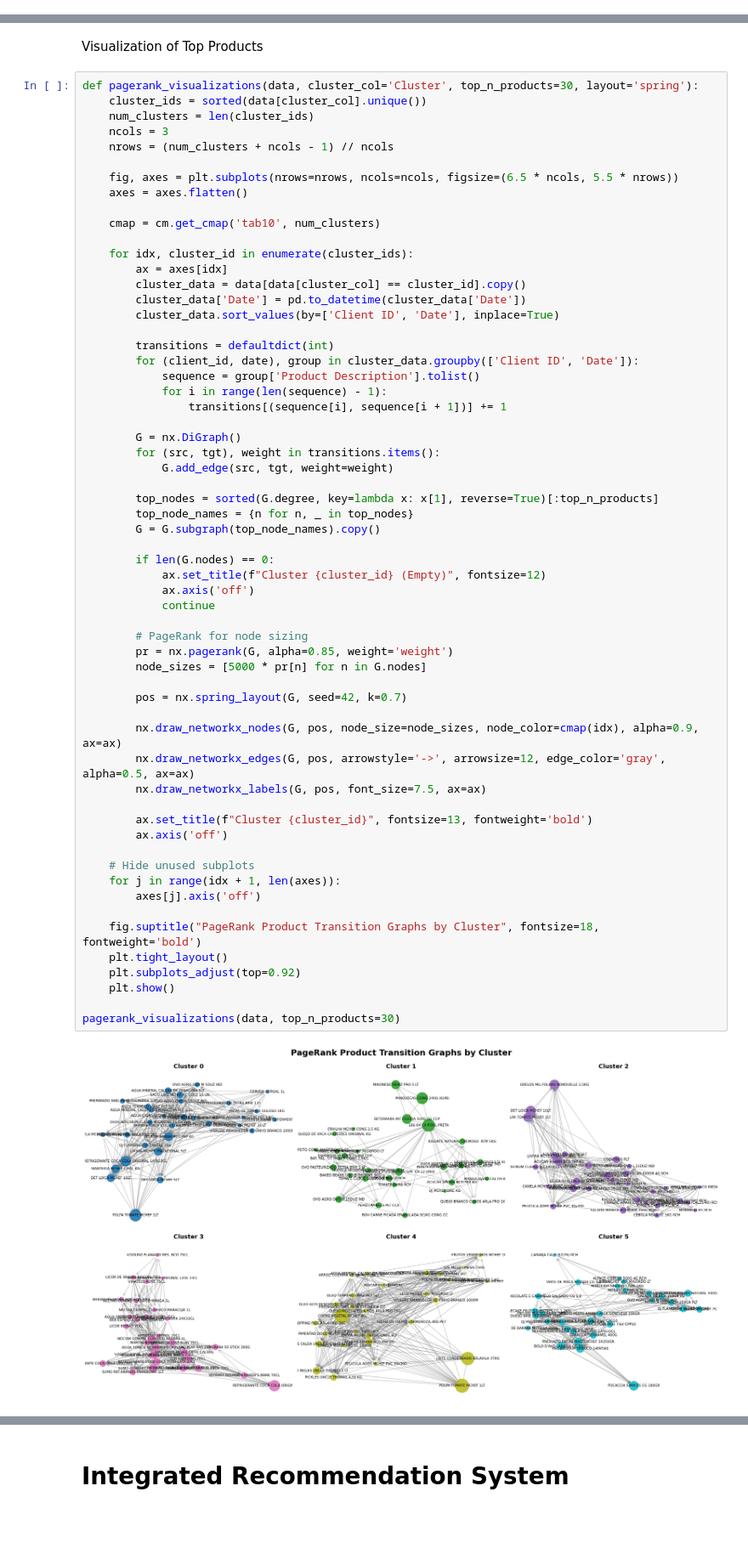
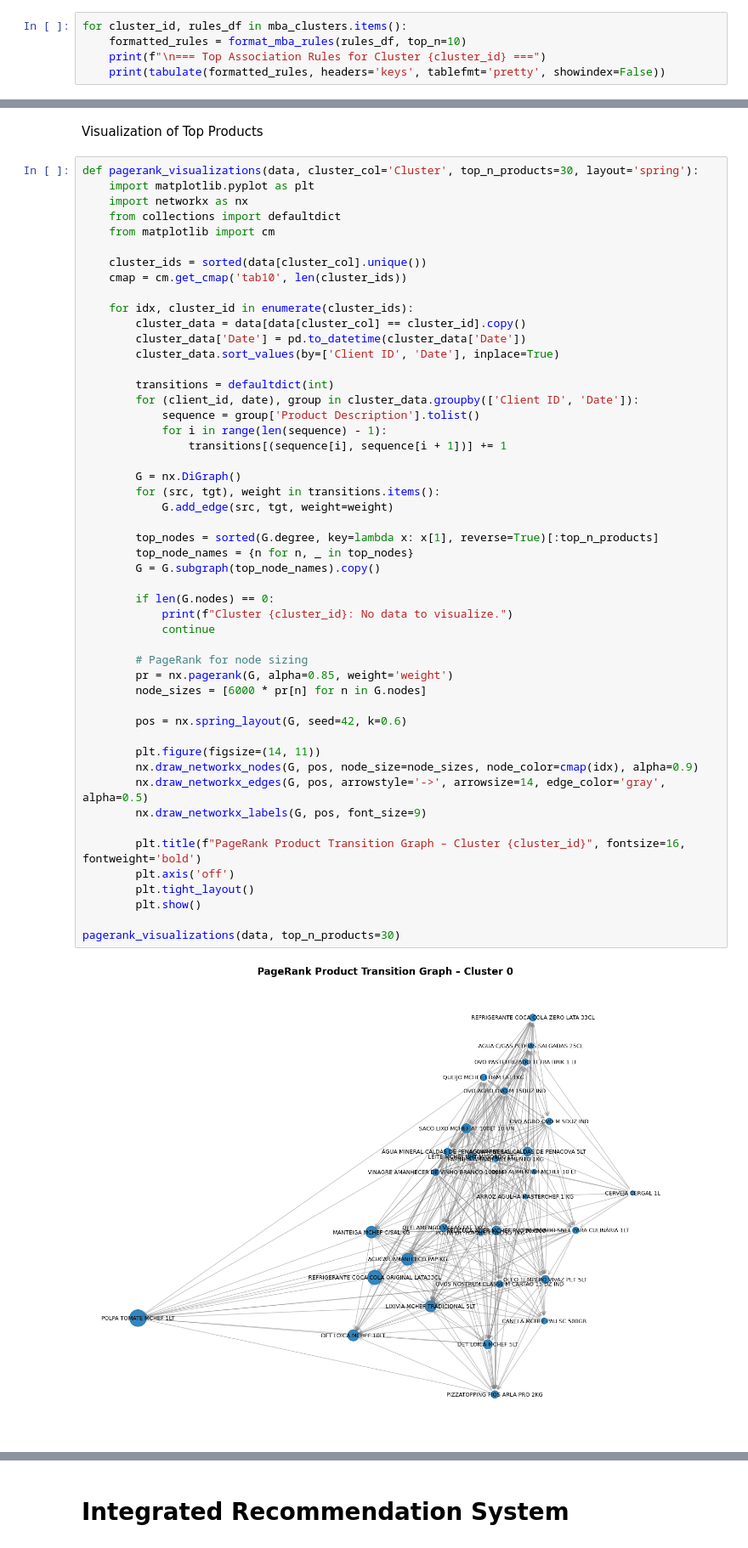
Before and after one commit to gugaaa1904/BC, a Jupyter notebook: Case 3 pt.2.ipynb, the cells around one changed output, grey strips where cells are left out. Shown at 85% size. Saved outputs shown, nothing was run; the diff lists cells and outputs as text; blank space fills up the shorter version.

```diff
--- a/Case 3 pt.2.ipynb
+++ b/Case 3 pt.2.ipynb
@@ -254,0 +165,5 @@ Tight clustering around **flavored yogurts** and **dairy snack combos**. This cl
+# %%
+for cluster_id, rules_df in mba_clusters.items():
+    formatted_rules = format_mba_rules(rules_df, top_n=10)
+    print(f"\n=== Top Association Rules for Cluster {cluster_id} ===")
+    print(tabulate(formatted_rules, headers='keys', tablefmt='pretty', showindex=False))
@@ -706,63 +635,53 @@ pagerank_results = pagerank(data, top_n_products=100, top_n_scores=10)
 Visualization of Top Products
 # %%
 def pagerank_visualizations(data, cluster_col='Cluster', top_n_products=30, layout='spring'):
+    import matplotlib.pyplot as plt
+    import networkx as nx
+    from collections import defaultdict
+    from matplotlib import cm
+
     cluster_ids = sorted(data[cluster_col].unique())
-    num_clusters = len(cluster_ids)
-    ncols = 3
-    nrows = (num_clusters + ncols - 1) // ncols
-
-    fig, axes = plt.subplots(nrows=nrows, ncols=ncols, figsize=(6.5 * ncols, 5.5 * nrows))
-    axes = axes.flatten()
-
-    cmap = cm.get_cmap('tab10', num_clusters)
+    cmap = cm.get_cmap('tab10', len(cluster_ids))
 
     for idx, cluster_id in enumerate(cluster_ids):
-        ax = axes[idx]
         cluster_data = data[data[cluster_col] == cluster_id].copy()
         cluster_data['Date'] = pd.to_datetime(cluster_data['Date'])
         cluster_data.sort_values(by=['Client ID', 'Date'], inplace=True)
 
         transitions = defaultdict(int)
         for (client_id, date), group in cluster_data.groupby(['Client ID', 'Date']):
             sequence = group['Product Description'].tolist()
             for i in range(len(sequence) - 1):
                 transitions[(sequence[i], sequence[i + 1])] += 1
 
         G = nx.DiGraph()
         for (src, tgt), weight in transitions.items():
             G.add_edge(src, tgt, weight=weight)
 
         top_nodes = sorted(G.degree, key=lambda x: x[1], reverse=True)[:top_n_products]
         top_node_names = {n for n, _ in top_nodes}
         G = G.subgraph(top_node_names).copy()
 
         if len(G.nodes) == 0:
-            ax.set_title(f"Cluster {cluster_id} (Empty)", fontsize=12)
-            ax.axis('off')
+            print(f"Cluster {cluster_id}: No data to visualize.")
             continue
 
         # PageRank for node sizing
         pr = nx.pagerank(G, alpha=0.85, weight='weight')
-        node_sizes = [5000 * pr[n] for n in G.nodes]
+        node_sizes = [6000 * pr[n] for n in G.nodes]
 
-        pos = nx.spring_layout(G, seed=42, k=0.7)
+        pos = nx.spring_layout(G, seed=42, k=0.6)
 
-        nx.draw_networkx_nodes(G, pos, node_size=node_sizes, node_color=cmap(idx), alpha=0.9, ax=ax)
-        nx.draw_networkx_edges(G, pos, arrowstyle='->', arrowsize=12, edge_color='gray', alpha=0.5, ax=ax)
-        nx.draw_networkx_labels(G, pos, font_size=7.5, ax=ax)
+        plt.figure(figsize=(14, 11))
+        nx.draw_networkx_nodes(G, pos, node_size=node_sizes, node_color=cmap(idx), alpha=0.9)
+        nx.draw_networkx_edges(G, pos, arrowstyle='->', arrowsize=14, edge_color='gray', alpha=0.5)
+        nx.draw_networkx_labels(G, pos, font_size=9)
 
-        ax.set_title(f"Cluster {cluster_id}", fontsize=13, fontweight='bold')
-        ax.axis('off')
-
-    # Hide unused subplots
-    for j in range(idx + 1, len(axes)):
-        axes[j].axis('off')
-
-    fig.suptitle("PageRank Product Transition Graphs by Cluster", fontsize=18, fontweight='bold')
-    plt.tight_layout()
-    plt.subplots_adjust(top=0.92)
-    plt.show()
+        plt.title(f"PageRank Product Transition Graph – Cluster {cluster_id}", fontsize=16, fontweight='bold')
+        plt.axis('off')
+        plt.tight_layout()
+        plt.show()
 
 pagerank_visualizations(data, top_n_products=30)
 # %% [output]
-[figure, old version]
+[figure, new version]
```
Also changed, not shown: parts of 12 cells of this notebook, 1 other file.
